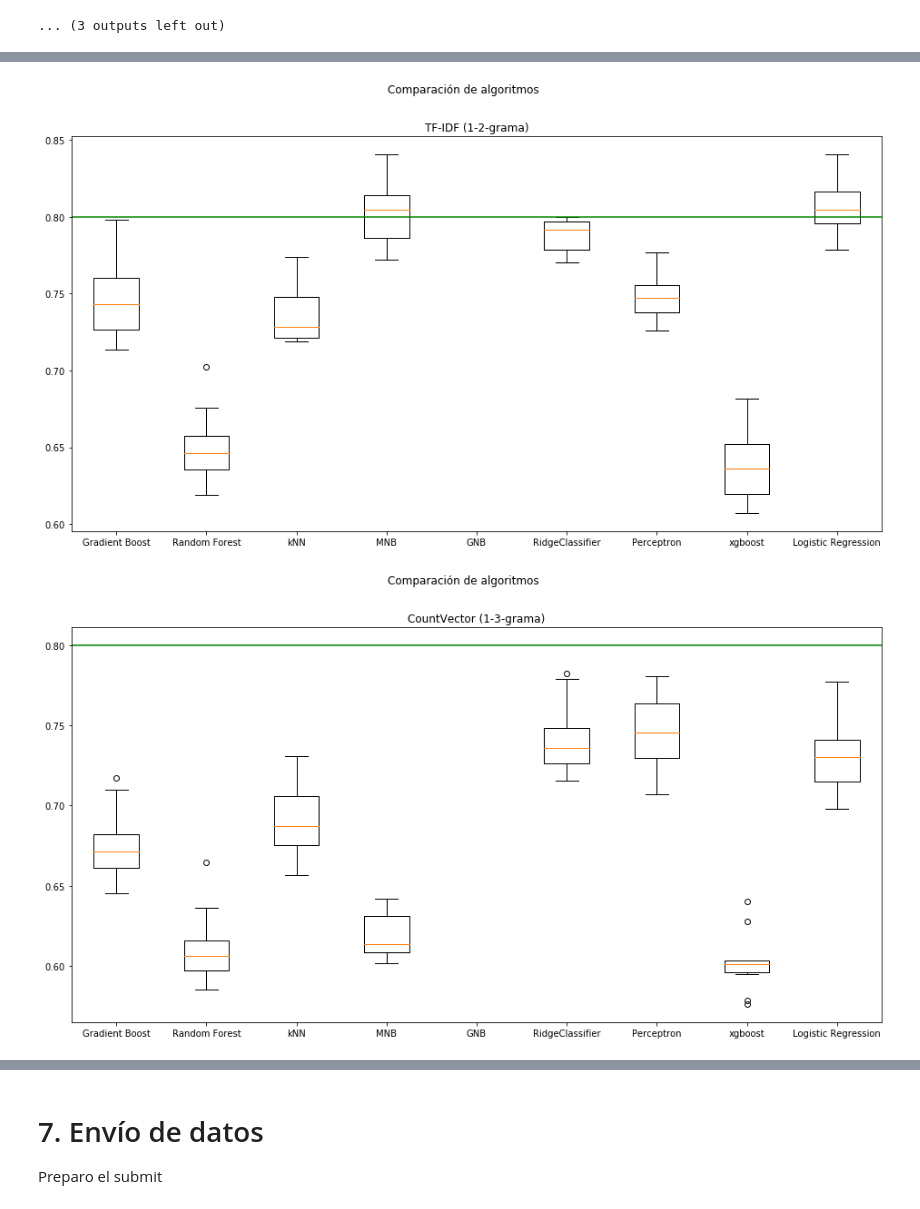
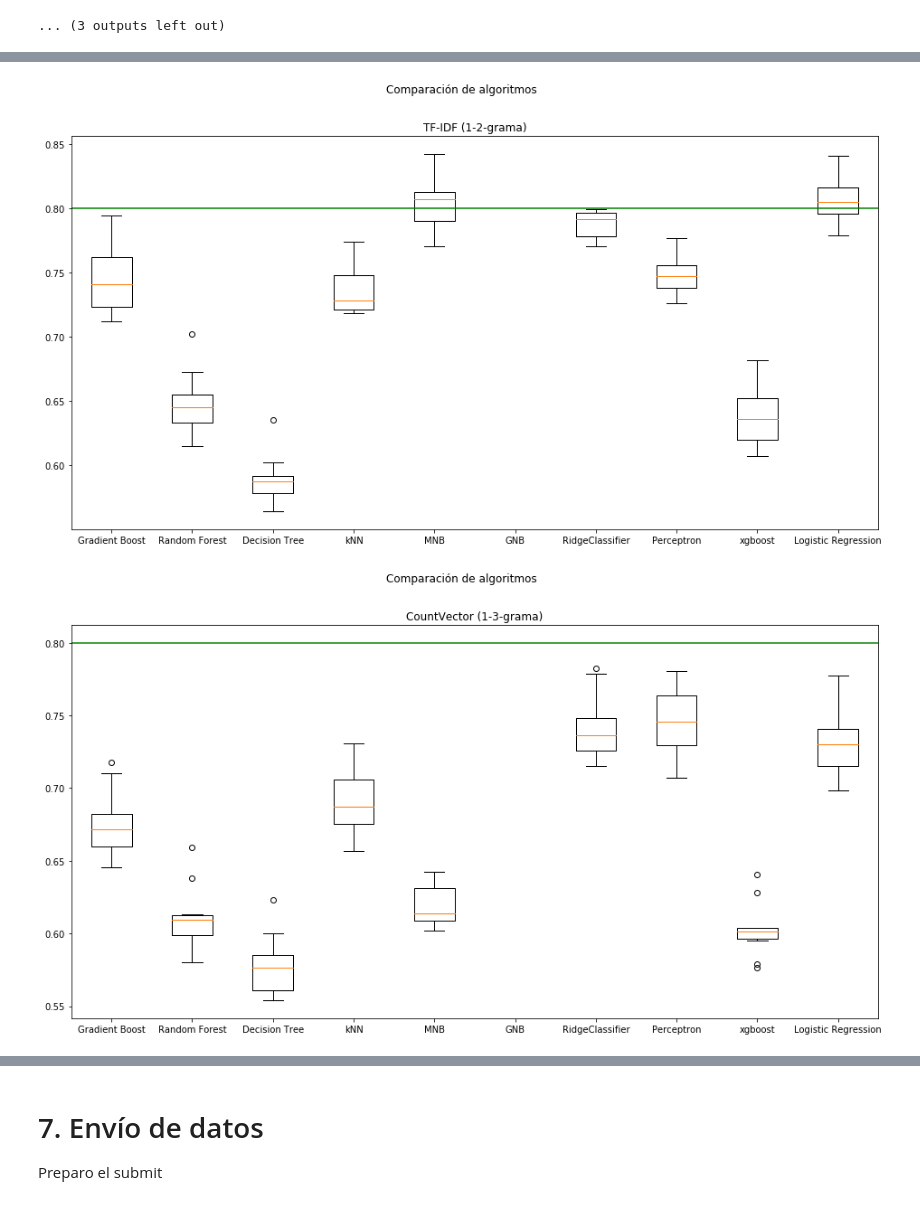
Before and after one commit to vnbarr/75.06-Datos, a Jupyter notebook: notebooks/TP2.ipynb, the cells around one changed output, grey strips where cells are left out. Cells and saved outputs as stored; diff of their text form; code cells hidden in the pictures.

```diff
--- a/notebooks/TP2.ipynb
+++ b/notebooks/TP2.ipynb
@@ -1922,24 +1938,26 @@ graph_classifier(x_train_cv, y_train_cv,"CountVector",modelsDict)
 # %%
 #Datos para TF-IDF
 modelsDict = {
     "Gradient Boost": modelGB["TF-IDF"],
     "Random Forest": modelRF["TF-IDF"],
+    "Decision Tree": modelDT["Universal sentence encoder"],
     "kNN": modelKNN["TF-IDF"],
     'MNB': modelMNB["TF-IDF"],
     'GNB': modelGNB["TF-IDF"],
     'RidgeClassifier': modelRC["TF-IDF"],
     'Perceptron': modelPE["TF-IDF"],
     'xgboost': modelXG["TF-IDF"],
     "Logistic Regression":modelLR["TF-IDF"]
     }
 graph_classifier(x_train_tf, y_train_tf,"TF-IDF (1-2-grama)",modelsDict)
 # %% [output]
-[figure, old version]
+[figure, new version]
 # %%
 #Datos para countVector + n-gramas
 modelsDict = {
     "Gradient Boost": modelGB["Count Vector + ng"],
     "Random Forest": modelRF["Count Vector + ng"],
+    "Decision Tree": modelDT["Universal sentence encoder"],
     "kNN": modelKNN["Count Vector + ng"],
     'MNB': modelMNB["Count Vector + ng"],
     'GNB': modelGNB["Count Vector + ng"],
@@ -1950,7 +1968,7 @@ modelsDict = {
     }
 graph_classifier(x_train_ng_cv, y_train_ng_cv,"CountVector (1-3-grama)",modelsDict)
 # %% [output]
-[figure, old version]
+[figure, new version]
 # %%
 #Datos para TF-IDF ngramas
 modelsDict = {
```
Also changed, not shown: parts of 34 cells of this notebook.
